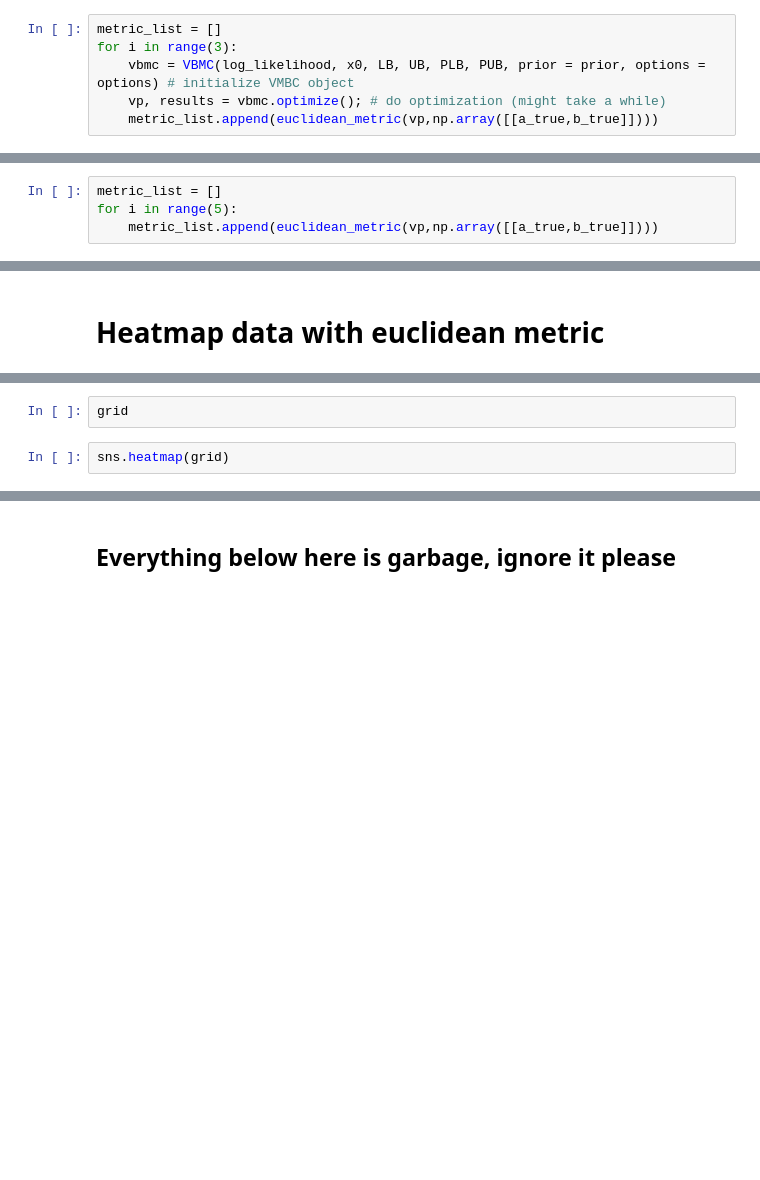
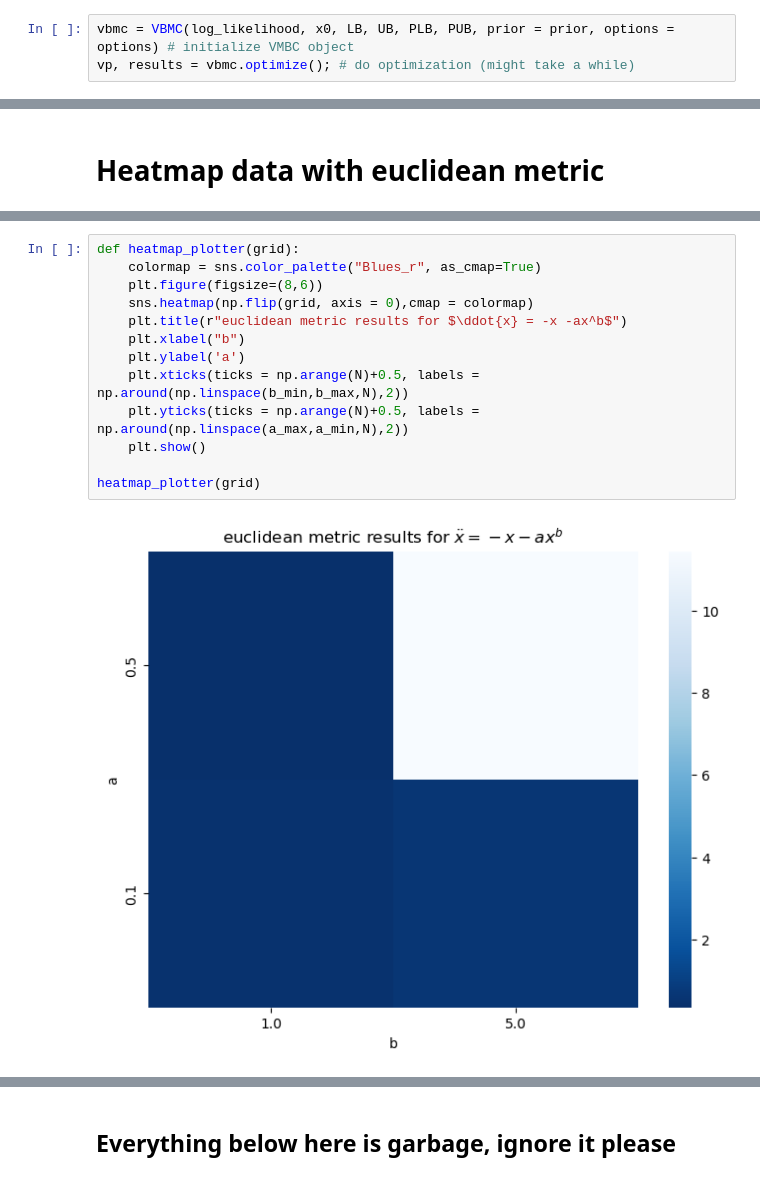
Before and after one commit to valentine-alia/BPE, a Jupyter notebook: metrics.ipynb, the cells around one changed output, grey strips where cells are left out. Drawn from its saved outputs; the diff is of its cells as text; blank space fills up the shorter version.

Commit message:
updates to metrics stuff

```diff
--- a/metrics.ipynb
+++ b/metrics.ipynb
@@ -138,10 +138,7 @@ def euclidean_metric(vp,truth_array, n_samples = int(2e6),original = False):
 # call the function on our current example
 # print(euclidean_metric(vp,np.array([[a,b]])),euclidean_metric(vp,np.array([[a,b]]),original =True),old_euclidean_metric(vp,np.array([[a,b]])))
 # %%
-metric_list = []
-for i in range(3):
-    vbmc = VBMC(log_likelihood, x0, LB, UB, PLB, PUB, prior = prior, options = options) # initialize VMBC object
-    vp, results = vbmc.optimize(); # do optimization (might take a while)
-    metric_list.append(euclidean_metric(vp,np.array([[a_true,b_true]])))
+vbmc = VBMC(log_likelihood, x0, LB, UB, PLB, PUB, prior = prior, options = options) # initialize VMBC object
+vp, results = vbmc.optimize(); # do optimization (might take a while)
 # %% [output]
 Inference terminated: variational solution stable for options.tol_stable_count fcn evaluations.
@@ -229,4 +268,0 @@ print(metric_list)
-# %%
-metric_list = []
-for i in range(5):
-    metric_list.append(euclidean_metric(vp,np.array([[a_true,b_true]])))
@@ -299,4 +318,15 @@ for i,a in enumerate(np.linspace(a_min,a_max,N)):     # a will be y axis in grid
-# %%
-grid
-# %%
-sns.heatmap(grid)
+# %%
+def heatmap_plotter(grid):
+    colormap = sns.color_palette("Blues_r", as_cmap=True)
+    plt.figure(figsize=(8,6))
+    sns.heatmap(np.flip(grid, axis = 0),cmap = colormap)
+    plt.title(r"euclidean metric results for $\ddot{x} = -x -ax^b$")
+    plt.xlabel("b")
+    plt.ylabel('a')
+    plt.xticks(ticks = np.arange(N)+0.5, labels = np.around(np.linspace(b_min,b_max,N),2))
+    plt.yticks(ticks = np.arange(N)+0.5, labels = np.around(np.linspace(a_max,a_min,N),2))
+    plt.show()
+
+heatmap_plotter(grid)
+# %% [output]
+[figure, added]
```
Also changed, not shown: parts of 15 cells of this notebook, 1 other file.
